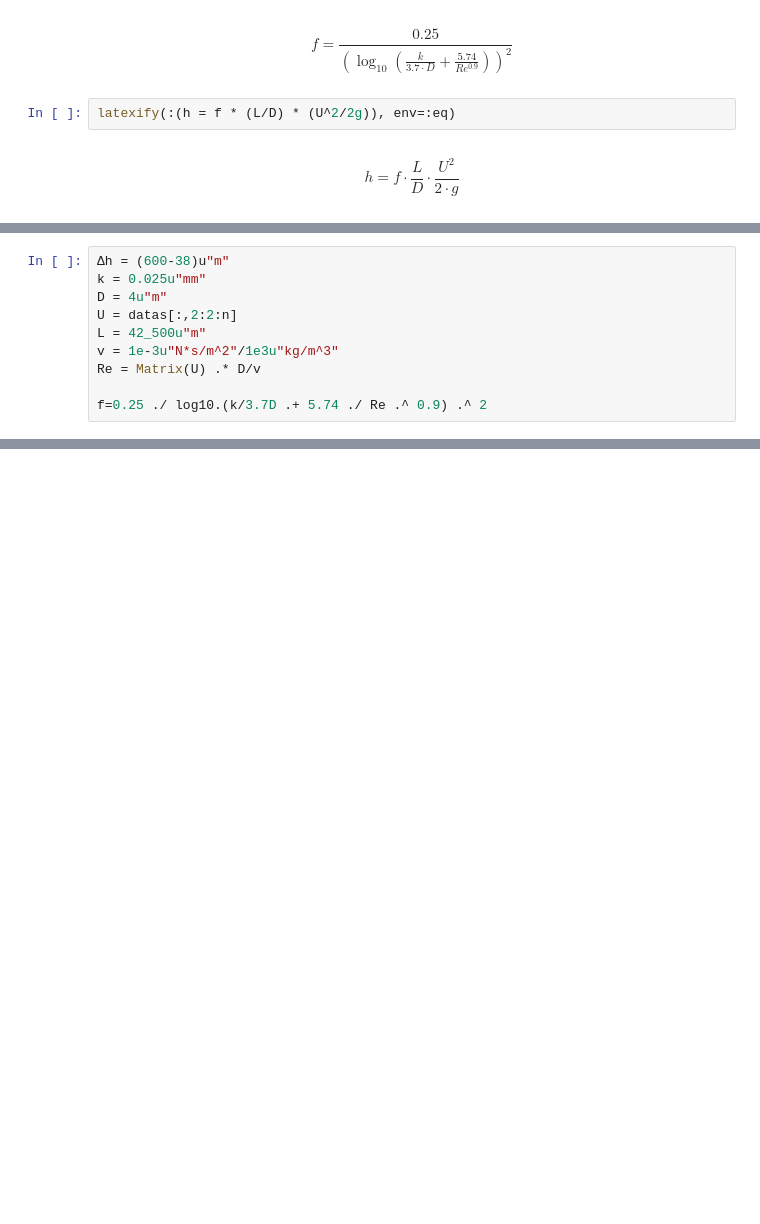
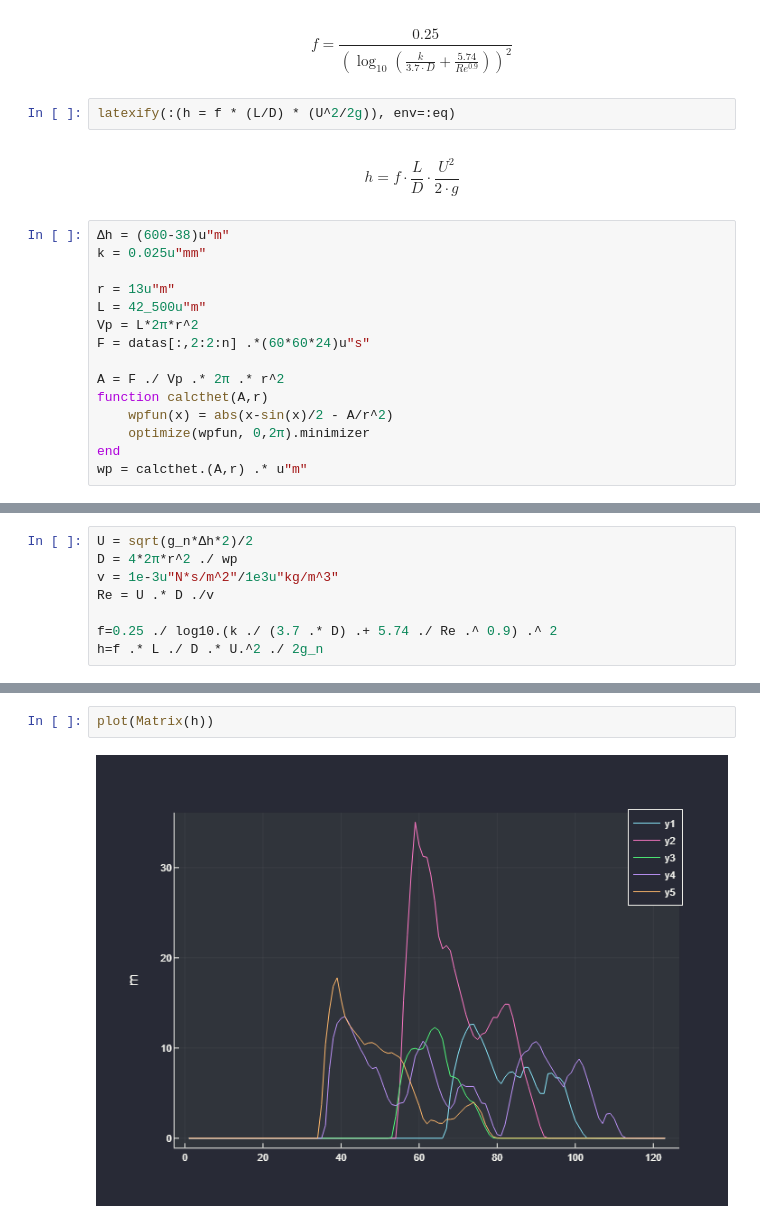
Before and after one commit to AwesomeQuest/ORKAHopverk, a Jupyter notebook: hopverk.ipynb, the cells around one changed output, grey strips where cells are left out. Cells and saved outputs as stored; diff of their text form; blank space fills up the shorter version.

```diff
--- a/hopverk.ipynb
+++ b/hopverk.ipynb
@@ -140,3 +148,18 @@ latexify(:(h = f * (L/D) * (U^2/2g)), env=:eq)
 \begin{equation}
 h = f \cdot \frac{L}{D} \cdot \frac{U^{2}}{2 \cdot g}
 \end{equation}
+# %%
+Δh = (600-38)u"m"
+k = 0.025u"mm"
+
+r = 13u"m"
+L = 42_500u"m"
+Vp = L*2π*r^2
+F = datas[:,2:2:n] .*(60*60*24)u"s"
+
+A = F ./ Vp .* 2π .* r^2
+function calcthet(A,r)
+	wpfun(x) = abs(x-sin(x)/2 - A/r^2)
+	optimize(wpfun, 0,2π).minimizer
+end
+wp = calcthet.(A,r) .* u"m"
@@ -143,11 +186,9 @@ h = f \cdot \frac{L}{D} \cdot \frac{U^{2}}{2 \cdot g}
 # %%
-Δh = (600-38)u"m"
-k = 0.025u"mm"
-D = 4u"m"
-U = datas[:,2:2:n]
-L = 42_500u"m"
+U = sqrt(g_n*Δh*2)/2
+D = 4*2π*r^2 ./ wp
 v = 1e-3u"N*s/m^2"/1e3u"kg/m^3"
-Re = Matrix(U) .* D/v
+Re = U .* D ./v
 
-f=0.25 ./ log10.(k/3.7D .+ 5.74 ./ Re .^ 0.9) .^ 2
+f=0.25 ./ log10.(k ./ (3.7 .* D) .+ 5.74 ./ Re .^ 0.9) .^ 2
+h=f .* L ./ D .* U.^2 ./ 2g_n
 # %% [output]
@@ -154,0 +214,4 @@ Unitful.DimensionError: DimensionError: 8.557532402224475e-5 mm m^-1 and Inf N^8
+# %%
+plot(Matrix(h))
+# %% [output]
+[figure, added]
```
Also changed, not shown: parts of 8 cells of this notebook, 1 other file.
